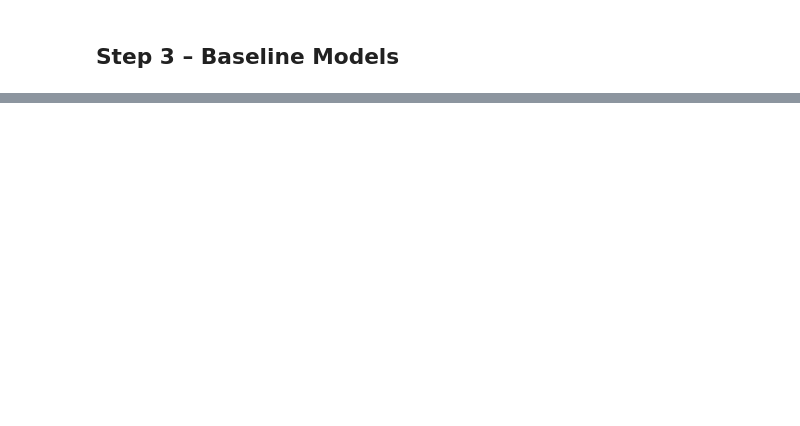
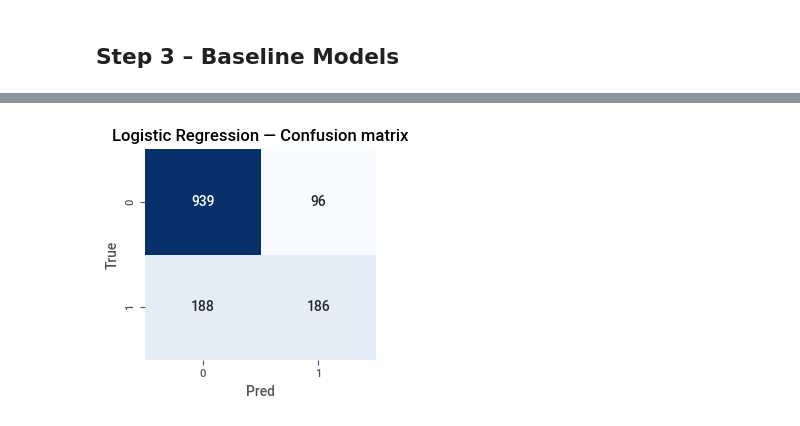
Before and after one commit to lersam/classical-machine-learning, a Jupyter notebook: home_work/churn_prediction_exercise/churn_prediction_exercise.ipynb, the cells around one changed output, grey strips where cells are left out. Cells and saved outputs as stored; diff of their text form; code cells hidden in the pictures; blank space fills up the shorter version.

Commit message:
models display

```diff
--- a/home_work/churn_prediction_exercise/churn_prediction_exercise.ipynb
+++ b/home_work/churn_prediction_exercise/churn_prediction_exercise.ipynb
@@ -197,0 +354,96 @@ Train size: (5634, 20), Test size: (1409, 20)
+# %%
+# Train and evaluate pipelines with preprocessing diagnostics
+import traceback
+import pandas as pd
+import numpy as np
+import seaborn as sns
+import matplotlib.pyplot as plt
+from sklearn.metrics import accuracy_score, precision_score, recall_score, f1_score, roc_auc_score, confusion_matrix
+
+# Ensure X_train/X_test are DataFrames and y numeric
+X_train = pd.DataFrame(X_train).reset_index(drop=True).copy()
+X_test = pd.DataFrame(X_test).reset_index(drop=True).copy()
+y_train = pd.Series(y_train).astype(int).reset_index(drop=True)
+y_test = pd.Series(y_test).astype(int).reset_index(drop=True)
+
+print('X_train shape:', X_train.shape, 'X_test shape:', X_test.shape)
+print('\nX_train dtypes:')
+print(X_train.dtypes)
+
+# Quick head to inspect
+display(X_train.head())
+
+# 1) Test preprocessor independently to catch errors early
+preproc_ok = True
+try:
+    _ = preprocessor.fit_transform(X_train)
+    print('\nPreprocessor fit_transform succeeded')
+except Exception as e:
+    preproc_ok = False
+    print('\nPreprocessor failed. Traceback:')
+    traceback.print_exc()
+
+results = []
+if not preproc_ok:
+    print('\nSkipping model training because preprocessing failed. Fix preprocessing or column lists (numeric_features/categorical_features).')
+else:
+    # 2) Fit each model pipeline and evaluate
+    for name, pipe in models.items():
+        print(f'\n=== {name} ===')
+        try:
+            pipe.fit(X_train, y_train)
+        except Exception as e:
+            print('Fit error:')
+            traceback.print_exc()
+            results.append({'model': name, 'error': 'fit error: '+str(e)})
+            continue
+
+        try:
+            y_pred = pipe.predict(X_test)
+        except Exception as e:
+            print('Predict error:')
+            traceback.print_exc()
+            results.append({'model': name, 'error': 'predict error: '+str(e)})
+            continue
+
+        # metrics
+        acc = accuracy_score(y_test, y_pred)
+        prec = precision_score(y_test, y_pred, zero_division=0)
+        rec = recall_score(y_test, y_pred, zero_division=0)
+        f1 = f1_score(y_test, y_pred, zero_division=0)
+        auc = None
+        try:
+            y_proba = pipe.predict_proba(X_test)[:, 1]
+            auc = roc_auc_score(y_test, y_proba)
+        except Exception:
+            try:
+                y_score = pipe.decision_function(X_test)
+                auc = roc_auc_score(y_test, y_score)
+            except Exception:
+                auc = None
+
+        print(f'Acc: {acc:.4f} | Prec: {prec:.4f} | Rec: {rec:.4f} | F1: {f1:.4f}' + (f' | AUC: {auc:.4f}' if auc is not None else ''))
+
+        # small confusion matrix plot
+        try:
+            cm = confusion_matrix(y_test, y_pred)
+            plt.figure(figsize=(3,3))
+            sns.heatmap(cm, annot=True, fmt='d', cbar=False, cmap='Blues')
+            plt.title(f'{name} — Confusion matrix')
+            plt.xlabel('Pred')
+            plt.ylabel('True')
+            plt.tight_layout()
+            plt.show()
+        except Exception:
+            pass
+
+        results.append({'model': name, 'accuracy': acc, 'precision': prec, 'recall': rec, 'f1': f1, 'auc': auc})
+
+# Summary of successful runs
+res_df = pd.DataFrame([r for r in results if 'model' in r])
+if not res_df.empty:
+    res_df = res_df.sort_values(['f1', 'auc'], ascending=[False, False]).reset_index(drop=True)
+    display(res_df)
+else:
+    print('\nNo successful model runs to summarize (see errors above).')
+# %% [output]
@@ -197,0 +477 @@ Train size: (5634, 20), Test size: (1409, 20)
+[figure, added]
```
Also changed, not shown: parts of 7 cells of this notebook.
